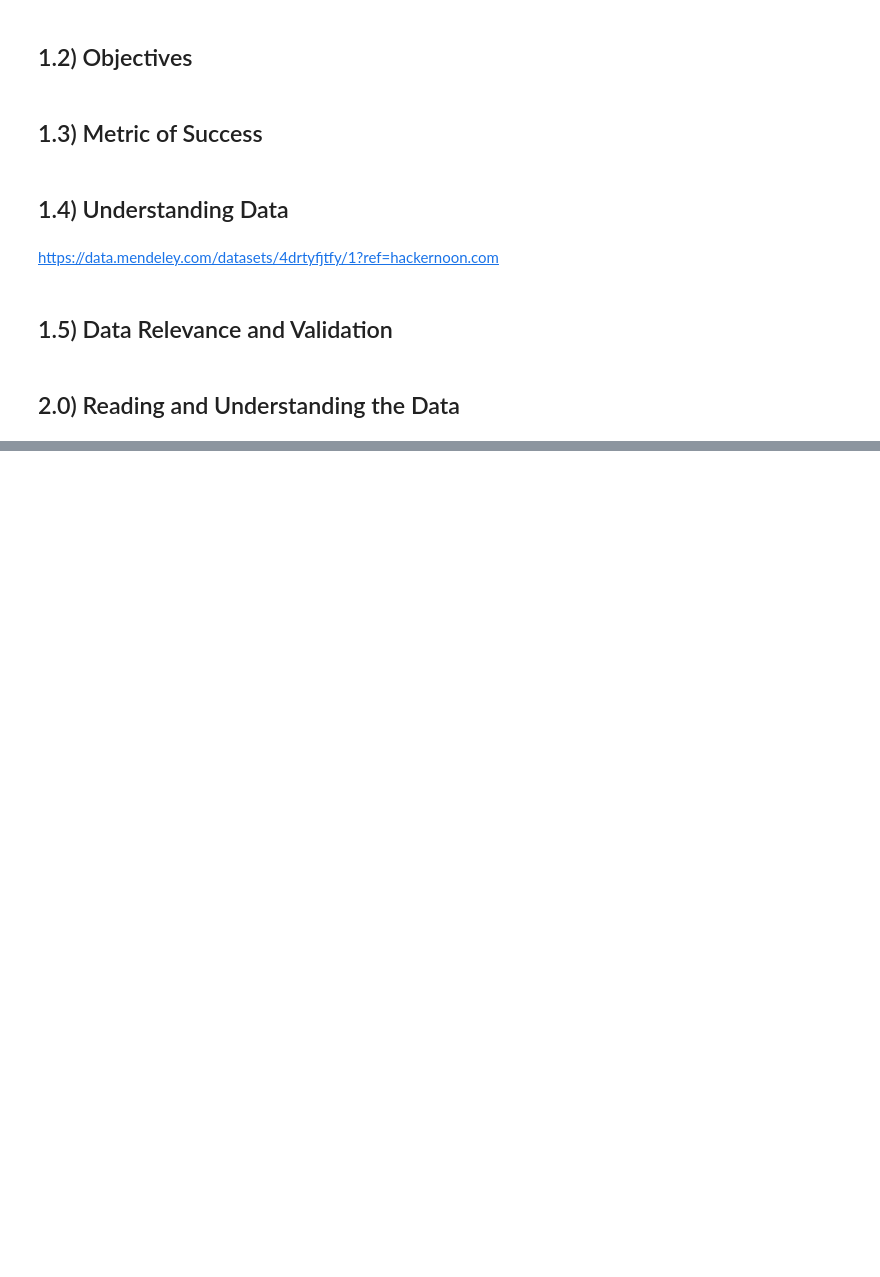
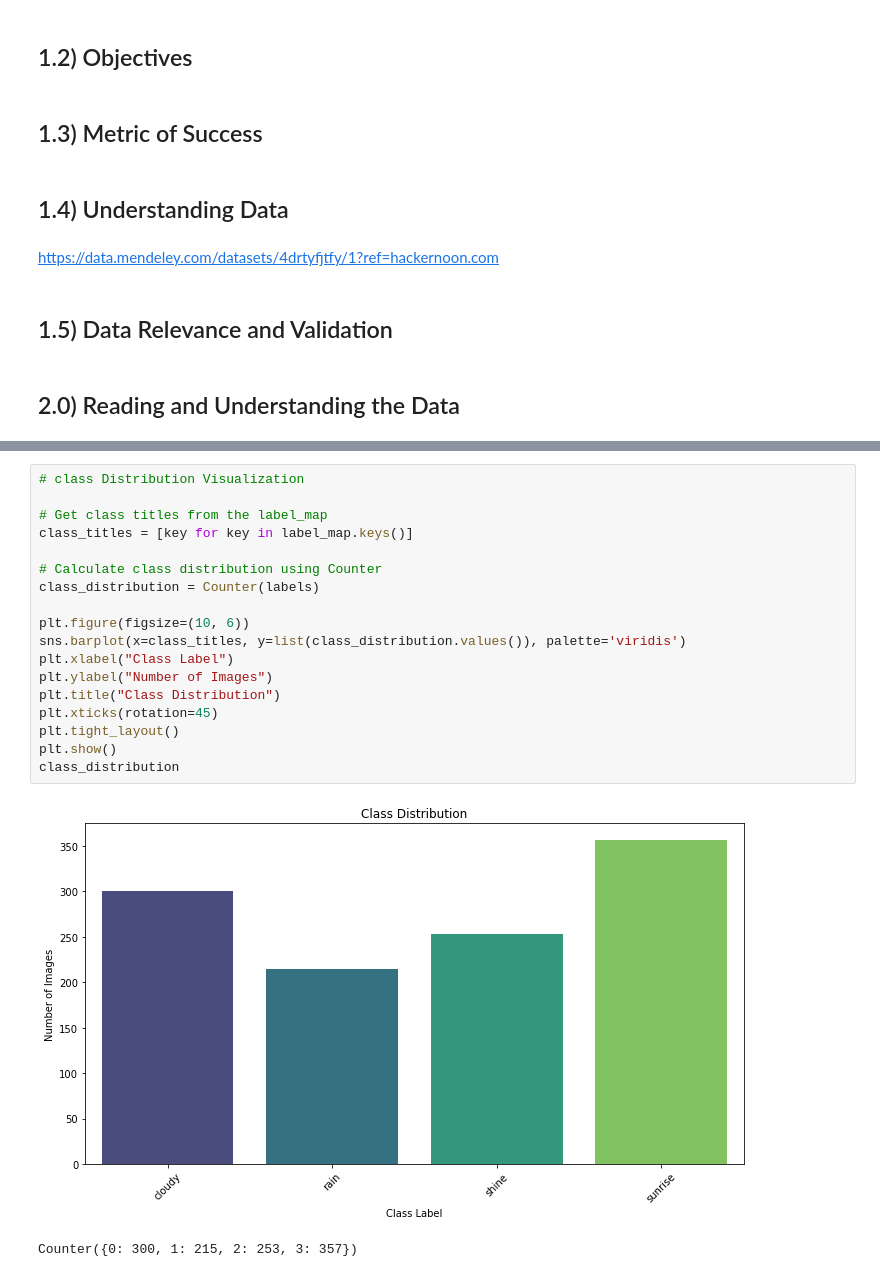
Before and after one commit to Dominic-Mu/dsc-phase-4-group-19-project, a Jupyter notebook: index.ipynb, the cells around one changed output, grey strips where cells are left out. Cells and saved outputs as stored; diff of their text form; blank space fills up the shorter version.

```diff
--- a/index.ipynb
+++ b/index.ipynb
@@ -42,0 +162,21 @@ from tensorflow.keras import regularizers
+# %%
+# class Distribution Visualization
+
+# Get class titles from the label_map
+class_titles = [key for key in label_map.keys()]
+
+# Calculate class distribution using Counter
+class_distribution = Counter(labels)
+
+plt.figure(figsize=(10, 6))
+sns.barplot(x=class_titles, y=list(class_distribution.values()), palette='viridis')
+plt.xlabel("Class Label")
+plt.ylabel("Number of Images")
+plt.title("Class Distribution")
+plt.xticks(rotation=45)
+plt.tight_layout()
+plt.show()
+class_distribution
+# %% [output]
+[figure, added]
+Counter({0: 300, 1: 215, 2: 253, 3: 357})
```
Also changed, not shown: parts of 17 cells of this notebook, 4 other files.
